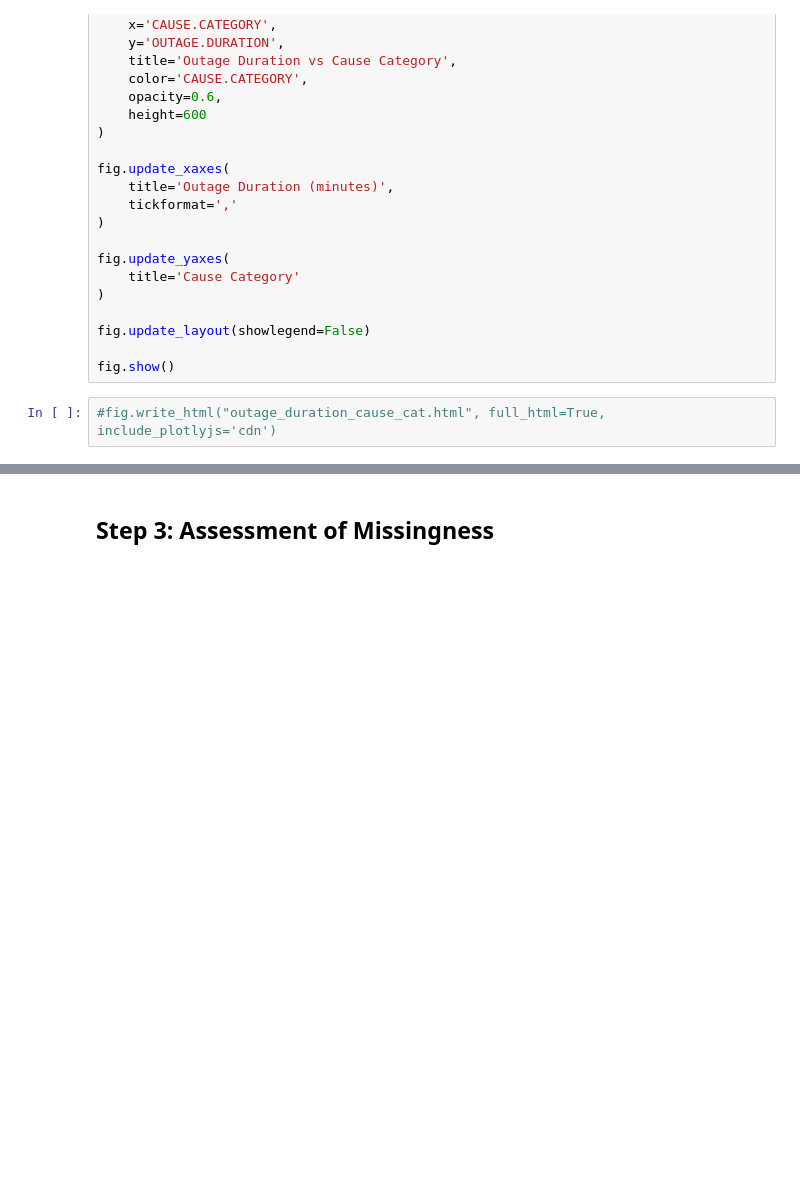
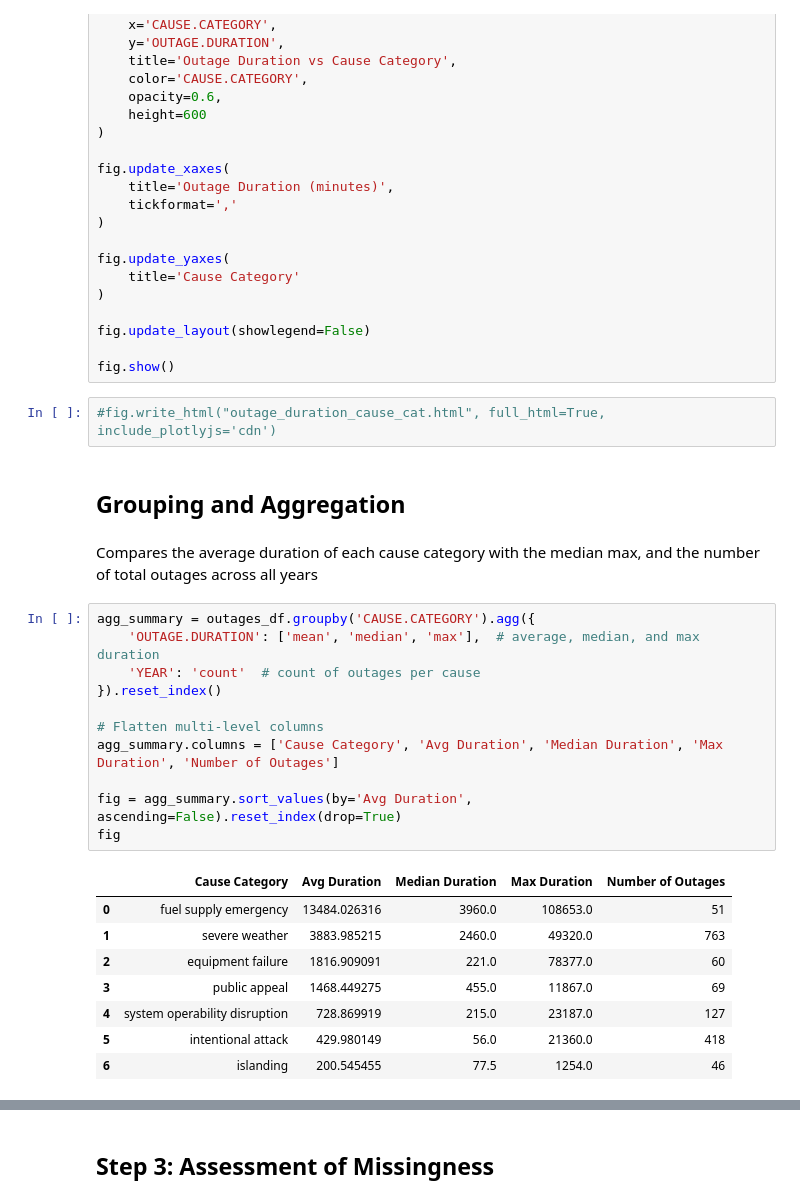
Before and after one commit to shaing04/power-outages-analysis, a Jupyter notebook: power outage analysis.ipynb, the cells around one changed output, grey strips where cells are left out. Drawn from its saved outputs; the diff is of its cells as text; blank space fills up the shorter version.

Commit message:
updated group/agg, added graphics to website
updated grouping and aggregation section

```diff
--- a/power outage analysis.ipynb
+++ b/power outage analysis.ipynb
@@ -293,3 +293,27 @@ fig.update_layout(showlegend=False)
 fig.show()
 # %%
 #fig.write_html("outage_duration_cause_cat.html", full_html=True, include_plotlyjs='cdn')
+# %% [markdown]
+## Grouping and Aggregation
+# %% [markdown]
+Compares the average duration of each cause category with the median max, and the number of total outages across all years
+# %%
+agg_summary = outages_df.groupby('CAUSE.CATEGORY').agg({
+    'OUTAGE.DURATION': ['mean', 'median', 'max'],  # average, median, and max duration
+    'YEAR': 'count'  # count of outages per cause
+}).reset_index()
+
+# Flatten multi-level columns
+agg_summary.columns = ['Cause Category', 'Avg Duration', 'Median Duration', 'Max Duration', 'Number of Outages']
+
+fig = agg_summary.sort_values(by='Avg Duration', ascending=False).reset_index(drop=True)
+fig
+# %% [output]
+|  | Cause Category | Avg Duration | Median Duration | Max Duration | Number of Outages |
+| 0 | fuel supply emergency | 13484.026316 | 3960.0 | 108653.0 | 51 |
+| 1 | severe weather | 3883.985215 | 2460.0 | 49320.0 | 763 |
+| 2 | equipment failure | 1816.909091 | 221.0 | 78377.0 | 60 |
+| 3 | public appeal | 1468.449275 | 455.0 | 11867.0 | 69 |
+| 4 | system operability disruption | 728.869919 | 215.0 | 23187.0 | 127 |
+| 5 | intentional attack | 429.980149 | 56.0 | 21360.0 | 418 |
+| 6 | islanding | 200.545455 | 77.5 | 1254.0 | 46 |
```
Also changed, not shown: parts of 2 cells of this notebook, 3 other files.
